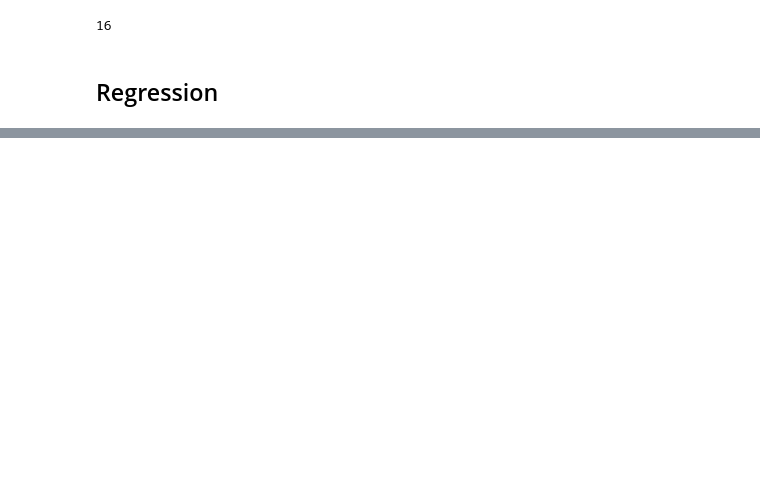
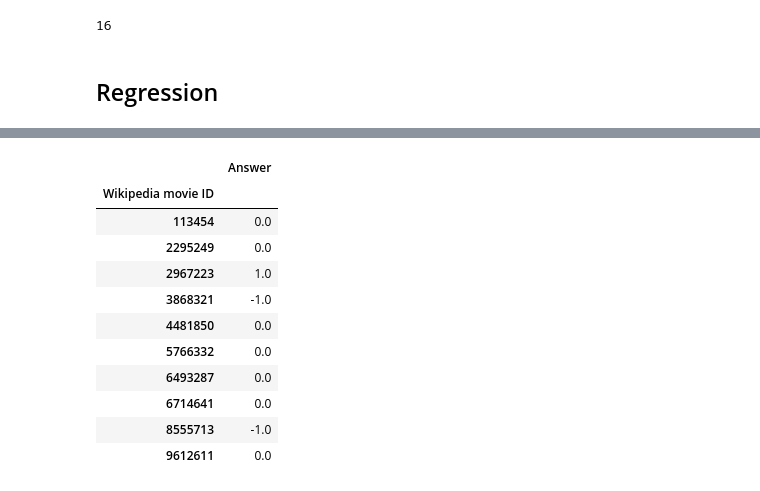
Before and after one commit to epfl-ada/ada-2024-project-alligatorsdontapologize24, a Jupyter notebook: src/script/Violence_regression.ipynb, the cells around one changed output, grey strips where cells are left out. Drawn from its saved outputs; the diff is of its cells as text; code cells hidden in the pictures; blank space fills up the shorter version.

```diff
--- a/src/script/Violence_regression.ipynb
+++ b/src/script/Violence_regression.ipynb
@@ -163,0 +198,15 @@ TrainingSet = TestSet[cut+1:]
+# %%
+ValidationSet["Answer"].to_frame()
+# %% [output]
+|  | Answer |
+| Wikipedia movie ID |  |
+| 113454 | 0.0 |
+| 2295249 | 0.0 |
+| 2967223 | 1.0 |
+| 3868321 | -1.0 |
+| 4481850 | 0.0 |
+| 5766332 | 0.0 |
+| 6493287 | 0.0 |
+| 6714641 | 0.0 |
+| 8555713 | -1.0 |
+| 9612611 | 0.0 |
```
Also changed, not shown: parts of 8 cells of this notebook, 4 other files.
